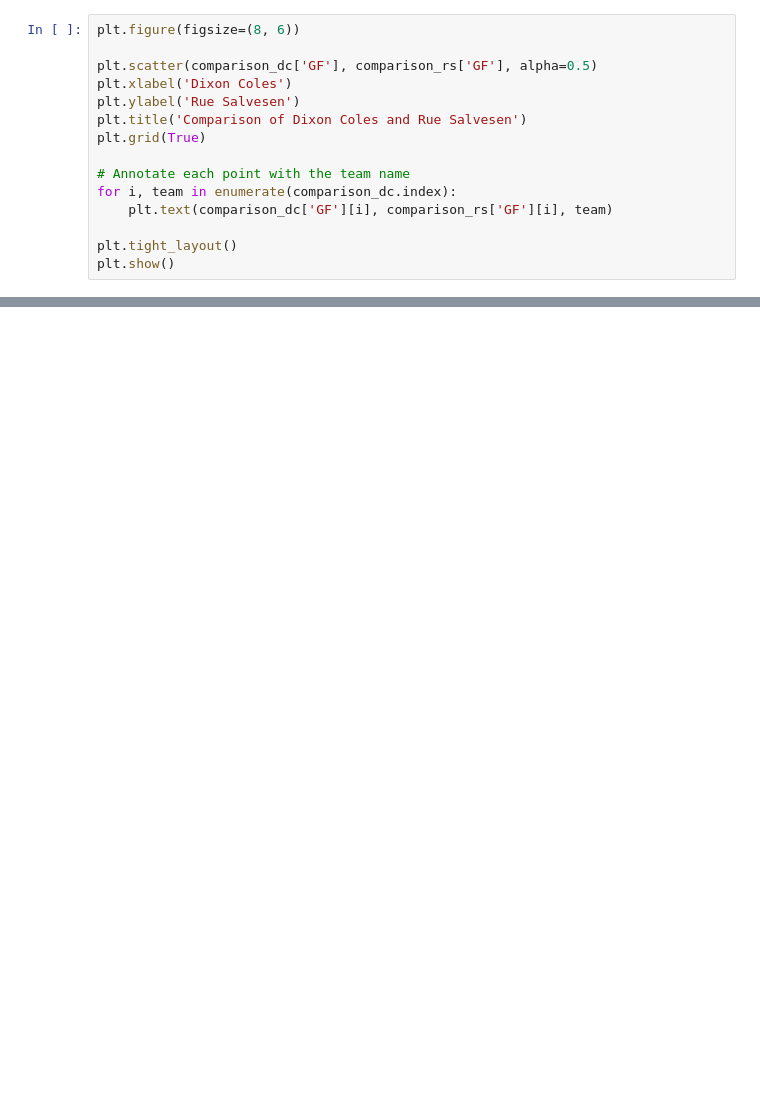
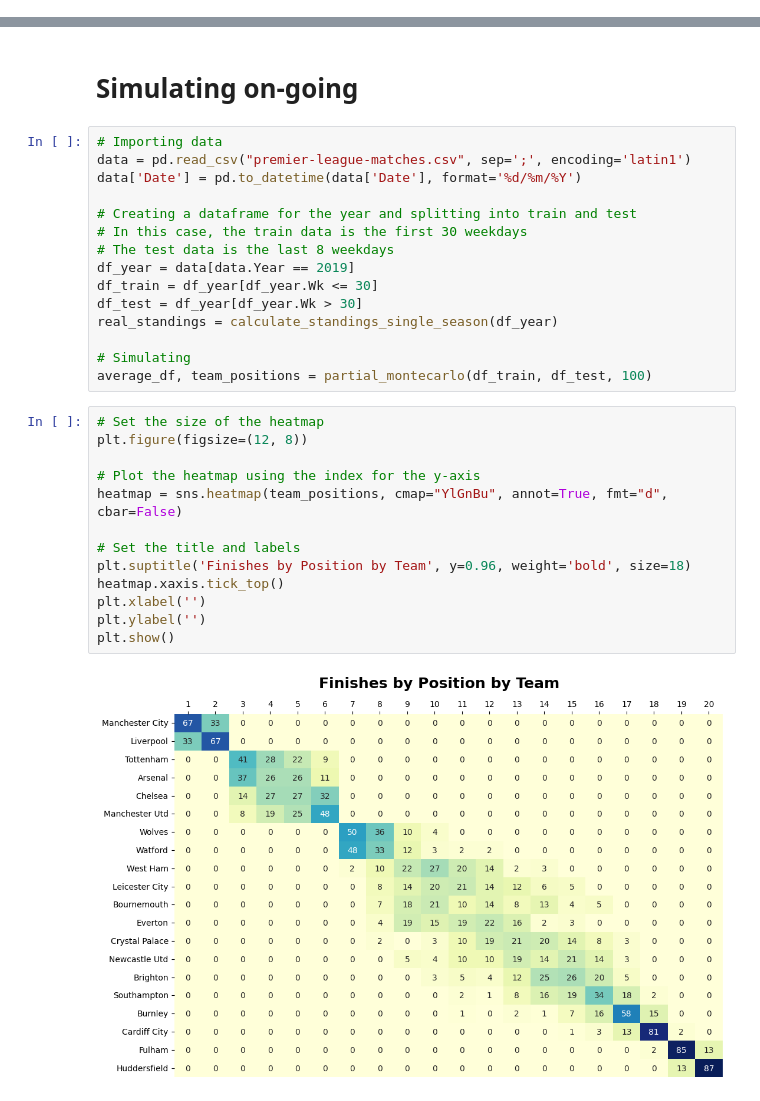
Before and after one commit to hmantovani/sports, a Jupyter notebook: poisson/football/Dixon Coles.ipynb, the cells around one changed output, grey strips where cells are left out. Cells and saved outputs as stored; diff of their text form; blank space fills up the shorter version.

```diff
--- a/poisson/football/Dixon Coles.ipynb
+++ b/poisson/football/Dixon Coles.ipynb
@@ -672,15 +0,0 @@ plt.show()
-# %%
-plt.figure(figsize=(8, 6))
-
-plt.scatter(comparison_dc['GF'], comparison_rs['GF'], alpha=0.5)
-plt.xlabel('Dixon Coles')
-plt.ylabel('Rue Salvesen')
-plt.title('Comparison of Dixon Coles and Rue Salvesen')
-plt.grid(True)
-
-# Annotate each point with the team name
-for i, team in enumerate(comparison_dc.index):
-    plt.text(comparison_dc['GF'][i], comparison_rs['GF'][i], team)
-
-plt.tight_layout()
-plt.show()
@@ -688,0 +468,32 @@ plt.show()
+# %% [markdown]
+# Simulating on-going
+# %%
+# Importing data
+data = pd.read_csv("premier-league-matches.csv", sep=';', encoding='latin1')
+data['Date'] = pd.to_datetime(data['Date'], format='%d/%m/%Y')
+
+# Creating a dataframe for the year and splitting into train and test
+# In this case, the train data is the first 30 weekdays
+# The test data is the last 8 weekdays
+df_year = data[data.Year == 2019]
+df_train = df_year[df_year.Wk <= 30]
+df_test = df_year[df_year.Wk > 30]
+real_standings = calculate_standings_single_season(df_year)
+
+# Simulating
+average_df, team_positions = partial_montecarlo(df_train, df_test, 100)
+# %%
+# Set the size of the heatmap
+plt.figure(figsize=(12, 8))
+
+# Plot the heatmap using the index for the y-axis
+heatmap = sns.heatmap(team_positions, cmap="YlGnBu", annot=True, fmt="d", cbar=False)
+
+# Set the title and labels
+plt.suptitle('Finishes by Position by Team', y=0.96, weight='bold', size=18)
+heatmap.xaxis.tick_top()
+plt.xlabel('')
+plt.ylabel('')
+plt.show()
+# %% [output]
+[figure, added]
```
Also changed, not shown: parts of 54 cells of this notebook, 4 other files.
